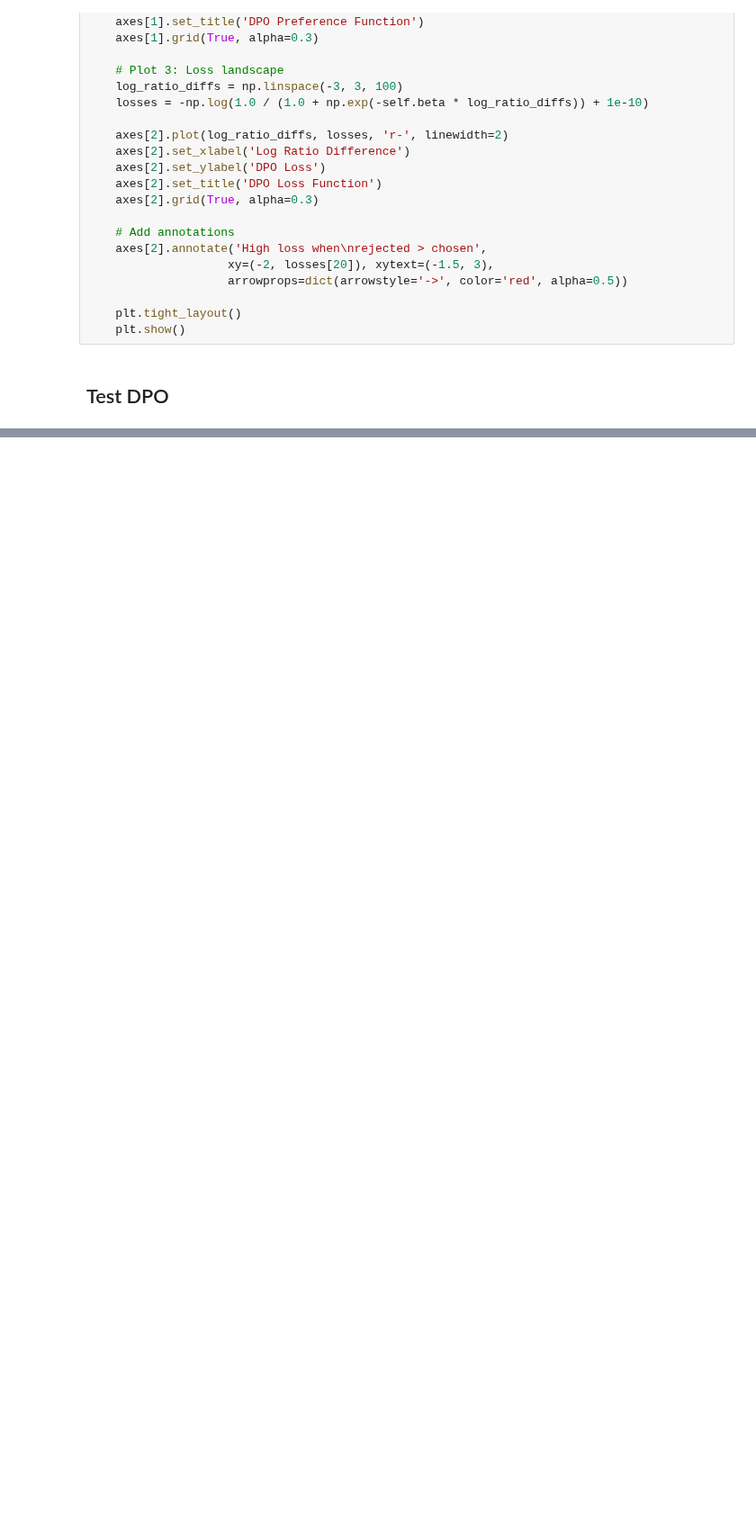
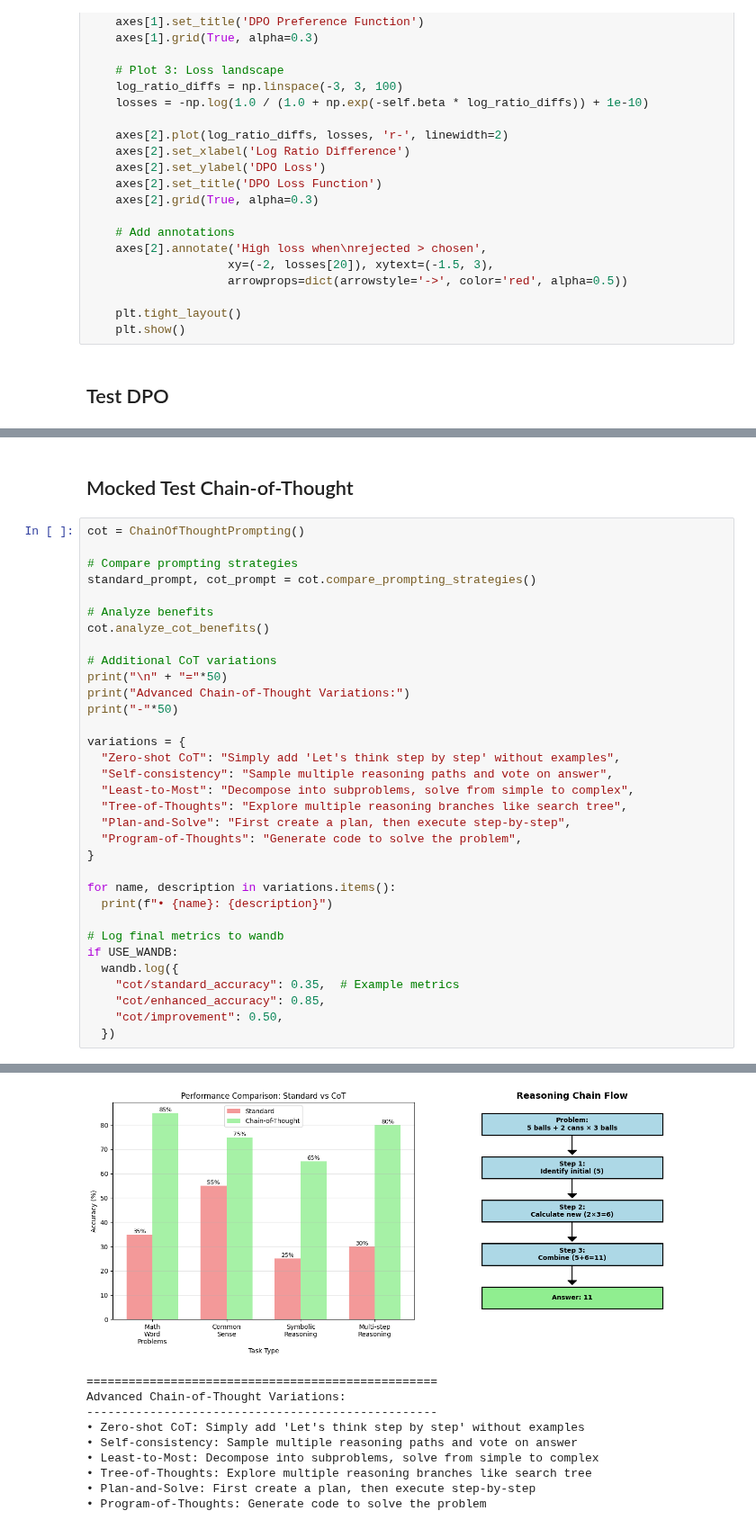
Before and after one commit to bltzr75/Practices_with_Speech_and_Language_Processing_Jurafsky_and_Martin, a Jupyter notebook: Post-training: Instruction Tuning, Alignment, and Test-Time Compute/Post_training_Instruction_Tuning_Alignment_and_Test_Time_Compute.ipynb, the cells around one changed output, grey strips where cells are left out. Shown at 90% size. Saved outputs shown, nothing was run; the diff lists cells and outputs as text; blank space fills up the shorter version.

Commit message:
Added Vanilla Chain-of-Thought with metrics implementation and mocked test as an example.

```diff
--- a/Post-training: Instruction Tuning, Alignment, and Test-Time Compute/Post_training_Instruction_Tuning_Alignment_and_Test_Time_Compute.ipynb
+++ b/Post-training: Instruction Tuning, Alignment, and Test-Time Compute/Post_training_Instruction_Tuning_Alignment_and_Test_Time_Compute.ipynb
@@ -1592,0 +1839,36 @@ update stepo of weights inneficient
+# %% [markdown]
+## Mocked Test Chain-of-Thought
+# %%
+cot = ChainOfThoughtPrompting()
+
+# Compare prompting strategies
+standard_prompt, cot_prompt = cot.compare_prompting_strategies()
+
+# Analyze benefits
+cot.analyze_cot_benefits()
+
+# Additional CoT variations
+print("\n" + "="*50)
+print("Advanced Chain-of-Thought Variations:")
+print("-"*50)
+
+variations = {
+  "Zero-shot CoT": "Simply add 'Let's think step by step' without examples",
+  "Self-consistency": "Sample multiple reasoning paths and vote on answer",
+  "Least-to-Most": "Decompose into subproblems, solve from simple to complex",
+  "Tree-of-Thoughts": "Explore multiple reasoning branches like search tree",
+  "Plan-and-Solve": "First create a plan, then execute step-by-step",
+  "Program-of-Thoughts": "Generate code to solve the problem",
+}
+
+for name, description in variations.items():
+  print(f"• {name}: {description}")
+
+# Log final metrics to wandb
+if USE_WANDB:
+  wandb.log({
+    "cot/standard_accuracy": 0.35,  # Example metrics
+    "cot/enhanced_accuracy": 0.85,
+    "cot/improvement": 0.50,
+  })
+# %% [output]
@@ -1592,0 +1892,10 @@ update stepo of weights inneficient
+[figure, added]
+==================================================
+Advanced Chain-of-Thought Variations:
+--------------------------------------------------
+• Zero-shot CoT: Simply add 'Let's think step by step' without examples
+• Self-consistency: Sample multiple reasoning paths and vote on answer
+• Least-to-Most: Decompose into subproblems, solve from simple to complex
+• Tree-of-Thoughts: Explore multiple reasoning branches like search tree
+• Plan-and-Solve: First create a plan, then execute step-by-step
+• Program-of-Thoughts: Generate code to solve the problem
```
Also changed, not shown: parts of 6 cells of this notebook, 1 other file.
